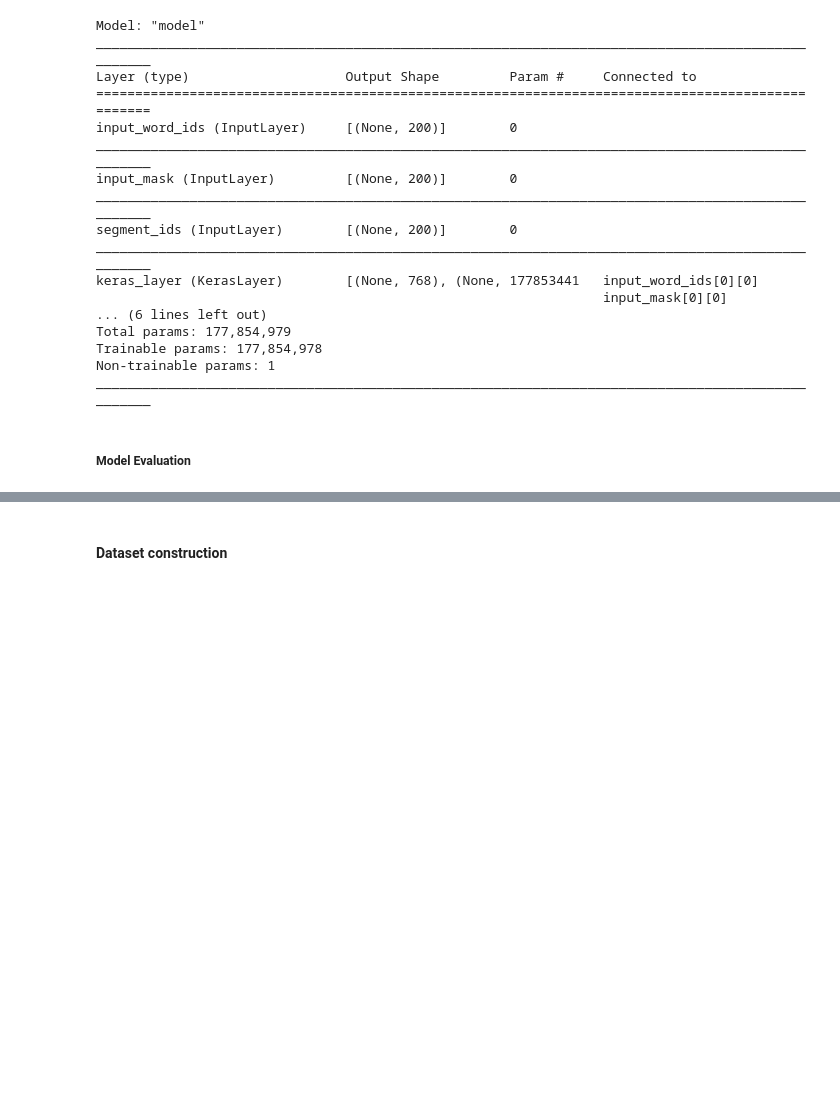
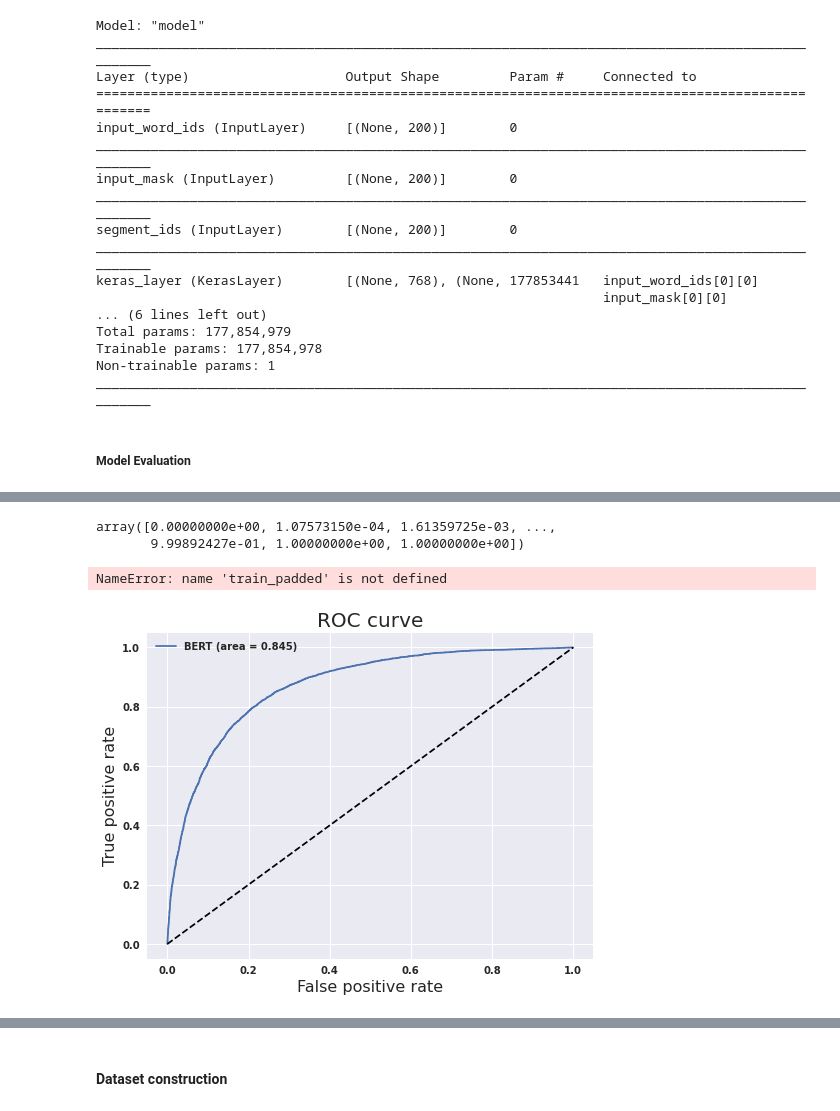
Before and after one commit to ktsou/TradingNLP-shell, a Jupyter notebook: Data Preprocessed/Data_Preprocessing.ipynb, the cells around one changed output, grey strips where cells are left out. Saved outputs shown, nothing was run; the diff lists cells and outputs as text; code cells hidden in the pictures; blank space fills up the shorter version.

```diff
--- a/Data Preprocessed/Data_Preprocessing.ipynb
+++ b/Data Preprocessed/Data_Preprocessing.ipynb
@@ -152,0 +189,2 @@ fpr_keras, tpr_keras, thresholds_keras = roc_curve(test_labels, y_pred_keras)
+# %%
+y_pred = bert.predict(df.text[:20000])
@@ -152,0 +211,7 @@ fpr_keras, tpr_keras, thresholds_keras = roc_curve(test_labels, y_pred_keras)
+# %%
+y_pred_keras = np.round(y_pred).ravel()
+test_labels = list(df.target[:20000].astype(float).values)
+# %%
+from sklearn.metrics import roc_curve, classification_report
+
+fpr_keras, tpr_keras, thresholds_keras = roc_curve(test_labels, y_pred)
@@ -163,0 +227,32 @@ weighted avg       0.78      0.75      0.76      1000
+# %%
+tpr_keras
+# %% [output]
+array([0.00000000e+00, 1.07573150e-04, 1.61359725e-03, ...,
+       9.99892427e-01, 1.00000000e+00, 1.00000000e+00])
+# %%
+from sklearn.ensemble import RandomForestClassifier
+# Supervised transformation based on random forests
+rf = RandomForestClassifier(max_depth=3, n_estimators=10)
+rf.fit(train_padded, train_labels)
+
+y_pred_rf = rf.predict_proba(test_padded)[:, 1]
+fpr_rf, tpr_rf, thresholds_rf = roc_curve(test_labels, y_pred_rf)
+auc_rf = auc(fpr_rf, tpr_rf)
+# %% [output]
+NameError: name 'train_padded' is not defined
+# %%
+plt.style.use('seaborn')
+# %%
+fig, ax = plt.subplots(figsize=(8, 6))
+
+ax.plot(fpr_keras, tpr_keras, label='BERT (area = {:.3f})'.format(auc_keras))
+#ax.plot(fpr_rf, tpr_rf, label='RF (area = {:.3f})'.format(auc_rf))
+ax.plot([0, 1], [0, 1], 'k--')
+ax.set_title('ROC curve', fontsize=20)
+ax.set_xlabel('False positive rate', fontsize=16)
+ax.set_ylabel('True positive rate', fontsize=16)
+leg = ax.legend(loc='best')
+fig.savefig('BERT_ROC.png', facecolor='w')
+plt.show()
+# %% [output]
+[figure, added]
```
Also changed, not shown: parts of 52 cells of this notebook, 53 other files.
